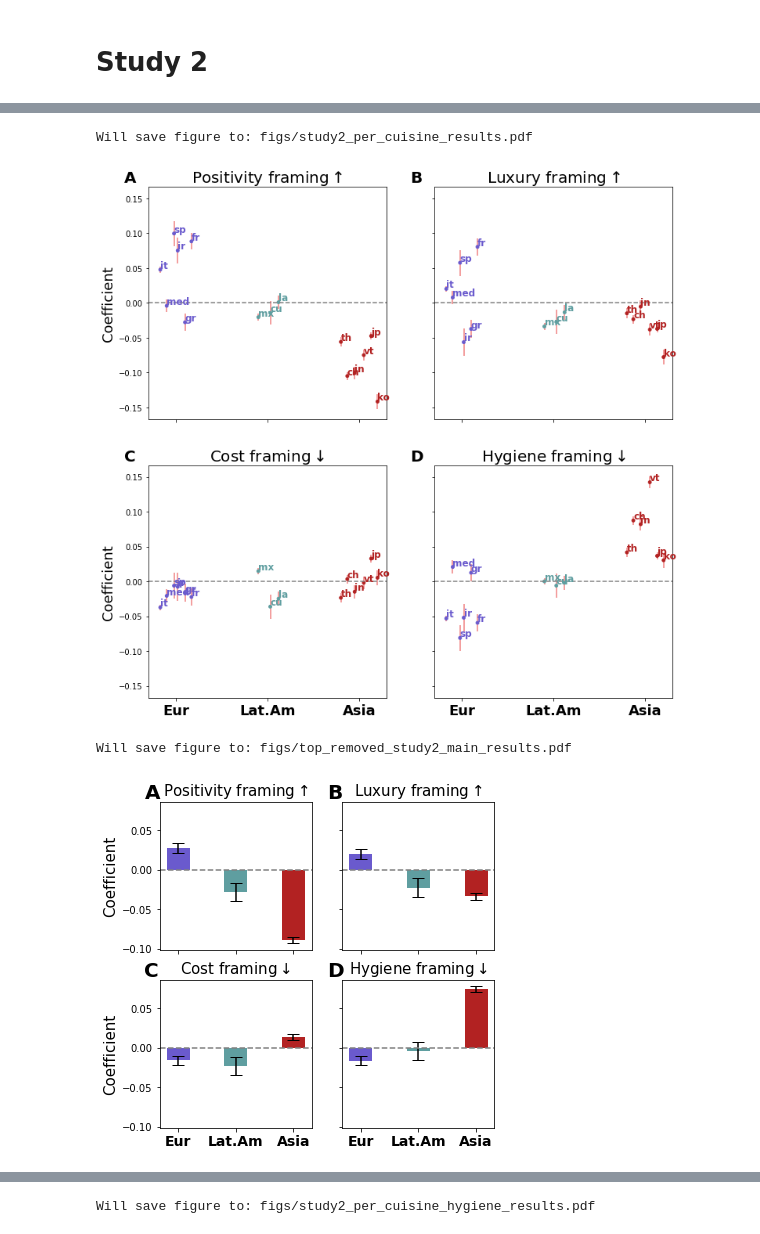
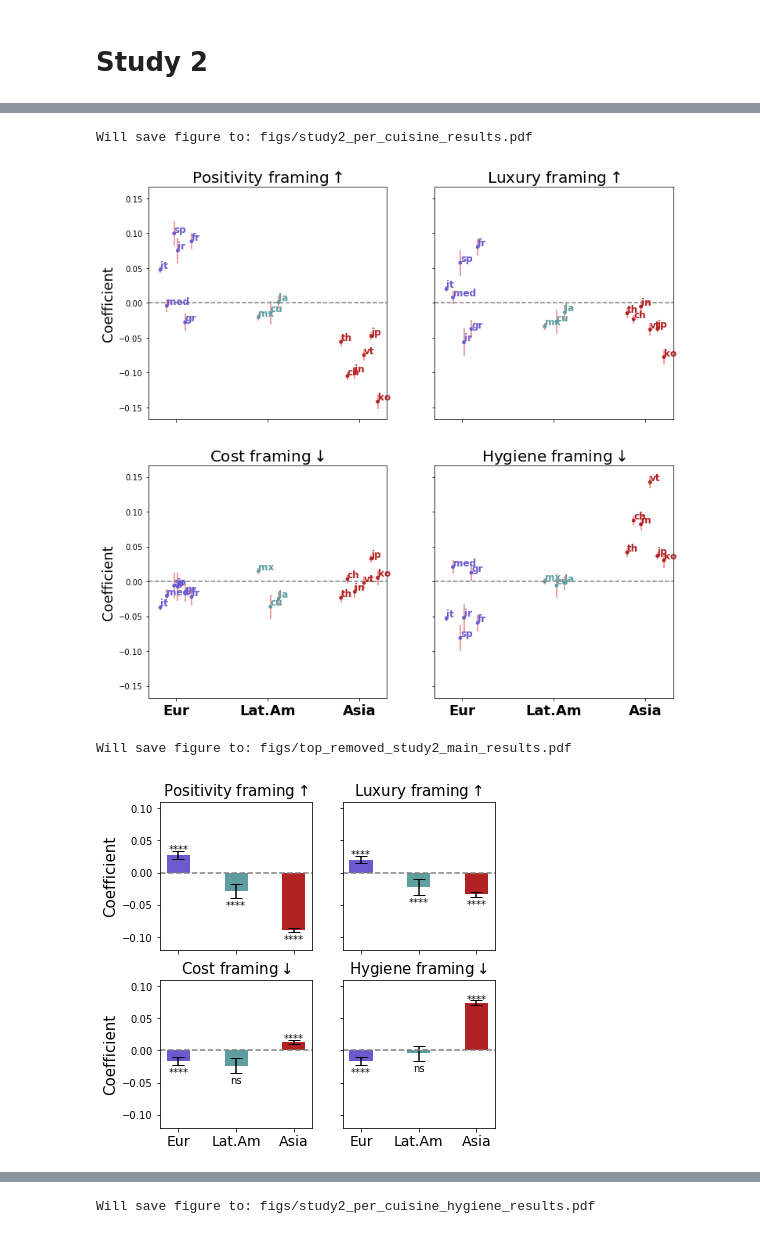
Before and after one commit to yiweiluo/immigrant-food-framing, a Jupyter notebook: 2_DATA_ANALYSIS/plotting.ipynb, the cells around one changed output, grey strips where cells are left out. Saved outputs shown, nothing was run; the diff lists cells and outputs as text; code cells hidden in the pictures.

```diff
--- a/2_DATA_ANALYSIS/plotting.ipynb
+++ b/2_DATA_ANALYSIS/plotting.ipynb
@@ -766,5 +1072,5 @@ Will save figure to: figs/study1_user_cont_results.pdf
 # %%
-# Study 1: race effect
+# Study 1: race effect--deprecated
 
 othering_df = pd.read_csv('results/asian_othering_median.csv')#,index_col=0)
 hisp_othering_df = pd.read_csv('results/hisp_othering_median.csv')#,index_col=0)
@@ -792,8 +1098,8 @@ ax2.set_xticklabels(['exot.','proto.','auth.'], fontsize=16)
 
 for ax_ix,ax in enumerate([ax1, ax2]):
     ax.set_xlabel("")
-    ax.text(-0.1, 1.03, string.ascii_uppercase[ax_ix], transform=ax.transAxes,
-                size=17, weight='bold')
+#     ax.text(-0.1, 1.03, string.ascii_uppercase[ax_ix], transform=ax.transAxes,
+#                 size=17, weight='bold')
     ax.set_xticklabels(ax.get_xticklabels(), fontsize=12)
     plt.setp(ax.get_legend().get_texts(), fontsize='14')
     plt.setp(ax.get_legend().get_title(), fontsize='14')
@@ -837,8 +1143,8 @@ ax2.set_xticklabels(['exot.','proto.','auth.'], fontsize=16)
 
 for ax_ix,ax in enumerate([ax1, ax2]):
     ax.set_xlabel("")
-    ax.text(-0.1, 1.03, string.ascii_uppercase[ax_ix], transform=ax.transAxes,
-                size=17, weight='bold')
+#     ax.text(-0.1, 1.03, string.ascii_uppercase[ax_ix], transform=ax.transAxes,
+#                 size=17, weight='bold')
     ax.set_xticklabels(ax.get_xticklabels(), fontsize=12)
     plt.setp(ax.get_legend().get_texts(), fontsize='14')
     plt.setp(ax.get_legend().get_title(), fontsize='14')
@@ -882,8 +1188,8 @@ ax2.set_xticklabels(['exot.','proto.','auth.'], fontsize=16)
 
 for ax_ix,ax in enumerate([ax1, ax2]):
     ax.set_xlabel("")
-    ax.text(-0.1, 1.03, string.ascii_uppercase[ax_ix], transform=ax.transAxes,
-                size=17, weight='bold')
+#     ax.text(-0.1, 1.03, string.ascii_uppercase[ax_ix], transform=ax.transAxes,
+#                 size=17, weight='bold')
     ax.set_xticklabels(ax.get_xticklabels(), fontsize=12)
     plt.setp(ax.get_legend().get_texts(), fontsize='14')
     plt.setp(ax.get_legend().get_title(), fontsize='14')
@@ -1097,8 +1562,8 @@ for ax_ix,dep_var in enumerate(dep_vars_to_plot):
         ax.set_title(f"{prettify_dep_var(dep_var)} framing"+r'$\uparrow$',fontsize=20)
     else:
         ax.set_title(f"{prettify_dep_var(dep_var)} framing"+r'$\downarrow$',fontsize=20)
-    ax.text(-0.1, 1.02, string.ascii_uppercase[ax_ix], transform=ax.transAxes,
-            size=20, weight='bold')
+#     ax.text(-0.1, 1.02, string.ascii_uppercase[ax_ix], transform=ax.transAxes,
+#             size=20, weight='bold')
 
     if ax_ix % 2 == 0:
         ax.set_ylabel("Coefficient", fontsize=18)
@@ -1114,7 +1579,7 @@ plt.savefig(os.path.join(FIGURES_DIR, f"{fig_name}.pdf"),bbox_inches="tight")
 plt.show()
 # %% [output]
 Will save figure to: figs/study2_per_cuisine_results.pdf
-[figure, old version]
+[figure, new version]
 # %%
 # Study 2 main results, top cuisine removed
 
@@ -1139,45 +1604,53 @@ for ax_ix,dep_var in enumerate(dep_vars_to_plot):
     covar_res = fetch_results(dep_var, 'biz_cuisine_region', covars=True, top_removed=True)
     per_region_coeffs = get_abs_coeffs(res, ref='europe', per_cuisine=False)
     per_region_errs = get_abs_errs(res, covar_res, ref='europe', per_cuisine=False)
+    per_region_pvals = get_pvalues(res, ref='europe', per_cuisine=False)
 
     # Overall parameters
     ax = axs[int(ax_ix/2)][ax_ix%2]
     ax.axhline(y=0, color="gray", linestyle="--")
     ax.set_xticks(range(len(region_coeff_ticks)))
-    ax.set_xticklabels(pretty_region_coeff_ticks, fontweight='bold', fontsize=14)
+    ax.set_xticklabels(pretty_region_coeff_ticks, fontsize=14)
+    ax.set_ylim([-.12,0.11])
 
     # Plot coefficients
     ax.bar(range(len(region_coeff_ticks)),
            [per_region_coeffs[x] for x in region_coeff_ticks],
            width=0.4,
            yerr=[2*per_region_errs[x] for x in region_coeff_ticks],
            capsize=6,
            color=[cont2color[x] for x in region_coeff_ticks],
            zorder=1)
 
     # Add titles
     if ax_ix < 2:
         ax.set_title(f"{prettify_dep_var(dep_var)} framing"+r'$\uparrow$',fontsize=15)
     else:
         ax.set_title(f"{prettify_dep_var(dep_var)} framing"+r'$\downarrow$',fontsize=15)
-    ax.text(-0.1, 1.02, string.ascii_uppercase[ax_ix], transform=ax.transAxes,
-            size=20, weight='bold')
+#     ax.text(-0.1, 1.02, string.ascii_uppercase[ax_ix], transform=ax.transAxes,
+#             size=20, weight='bold')
 
     if ax_ix % 2 == 0:
         ax.set_ylabel("Coefficient", fontsize=15)
 
-#     # Save just the portion _inside_ the second axis's boundaries
-#     extent = full_extent(ax).transformed(fig.dpi_scale_trans.inverted())
-#     # Alternatively,
-#     # extent = ax.get_tightbbox(fig.canvas.renderer).transformed(fig.dpi_scale_trans.inverted())
-#     print("Saving subplot to:", os.path.join(FIGURES_DIR, f"{fig_name}_subplot{ax_ix}.pdf"))
-#     fig.savefig(os.path.join(FIGURES_DIR, f"{fig_name}_subplot{ax_ix}.pdf"), bbox_inches=extent)
+    # Add significance
+    y_disp = 0.003
+    capheight = .001
+    for i, region in enumerate(['europe','latin_america','asia']):
+        height = per_region_coeffs[region]
+        if height < 0:
+            height = height - 2*per_region_errs[region] - y_disp - capheight
+        else:
+            height = height + 2*per_region_errs[region] + 3*y_disp + capheight
+        ax.text(i, height,
+                mark_significance("", per_region_pvals[region]),
+                ha='center', va='top', color='k')
 
 plt.savefig(os.path.join(FIGURES_DIR, f"{fig_name}.pdf"),bbox_inches="tight")
 plt.show()
 # %% [output]
 Will save figure to: figs/top_removed_study2_main_results.pdf
-[figure, old version]
+[figure, new version]
 # %%
 # Study 2 main results, user-controlled
 
```
Also changed, not shown: parts of 30 cells of this notebook.
